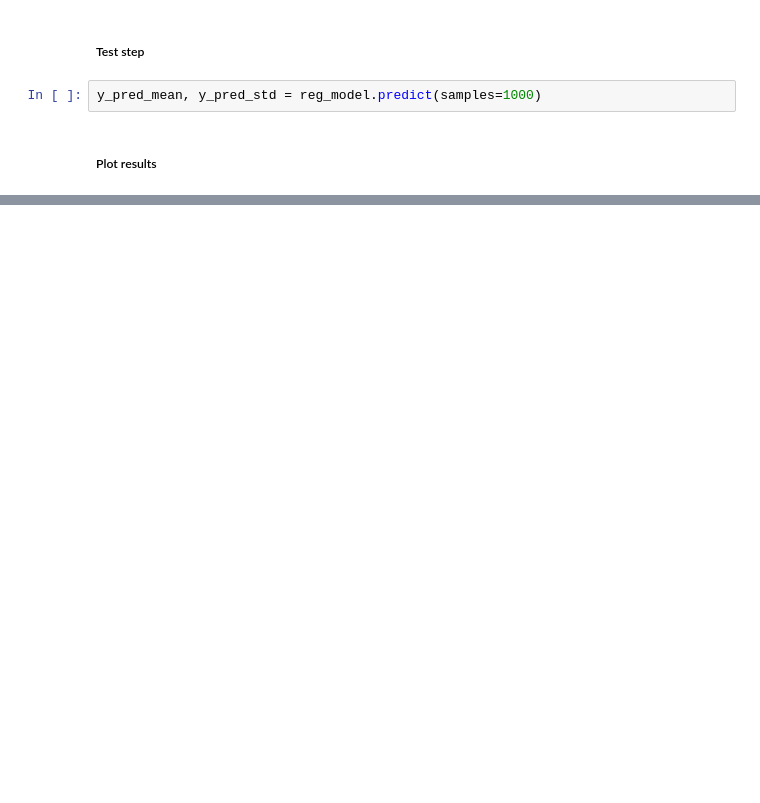
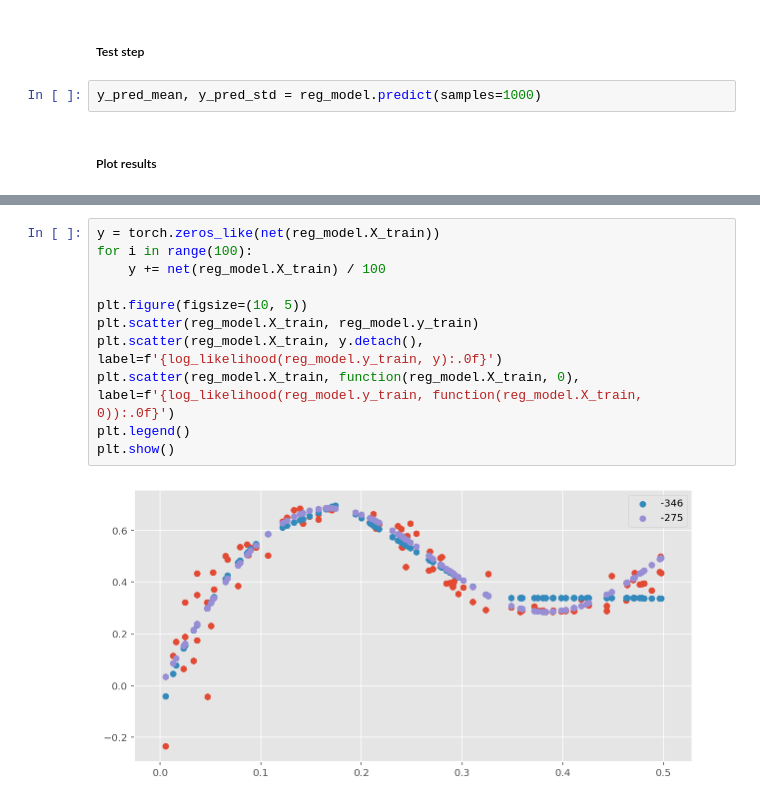
Before and after one commit to WayneDW/MVA_BayesianBackprop, a Jupyter notebook: regression-v2.ipynb, the cells around one changed output, grey strips where cells are left out. Saved outputs shown, nothing was run; the diff lists cells and outputs as text; blank space fills up the shorter version.

```diff
--- a/regression-v2.ipynb
+++ b/regression-v2.ipynb
@@ -169,0 +190,13 @@ sns.distplot(net.weights_dist())
+# %%
+y = torch.zeros_like(net(reg_model.X_train))
+for i in range(100):
+    y += net(reg_model.X_train) / 100
+
+plt.figure(figsize=(10, 5))
+plt.scatter(reg_model.X_train, reg_model.y_train)
+plt.scatter(reg_model.X_train, y.detach(), label=f'{log_likelihood(reg_model.y_train, y):.0f}')
+plt.scatter(reg_model.X_train, function(reg_model.X_train, 0), label=f'{log_likelihood(reg_model.y_train, function(reg_model.X_train, 0)):.0f}')
+plt.legend()
+plt.show()
+# %% [output]
+[figure, added]
```
Also changed, not shown: parts of 9 cells of this notebook, 5 other files.
